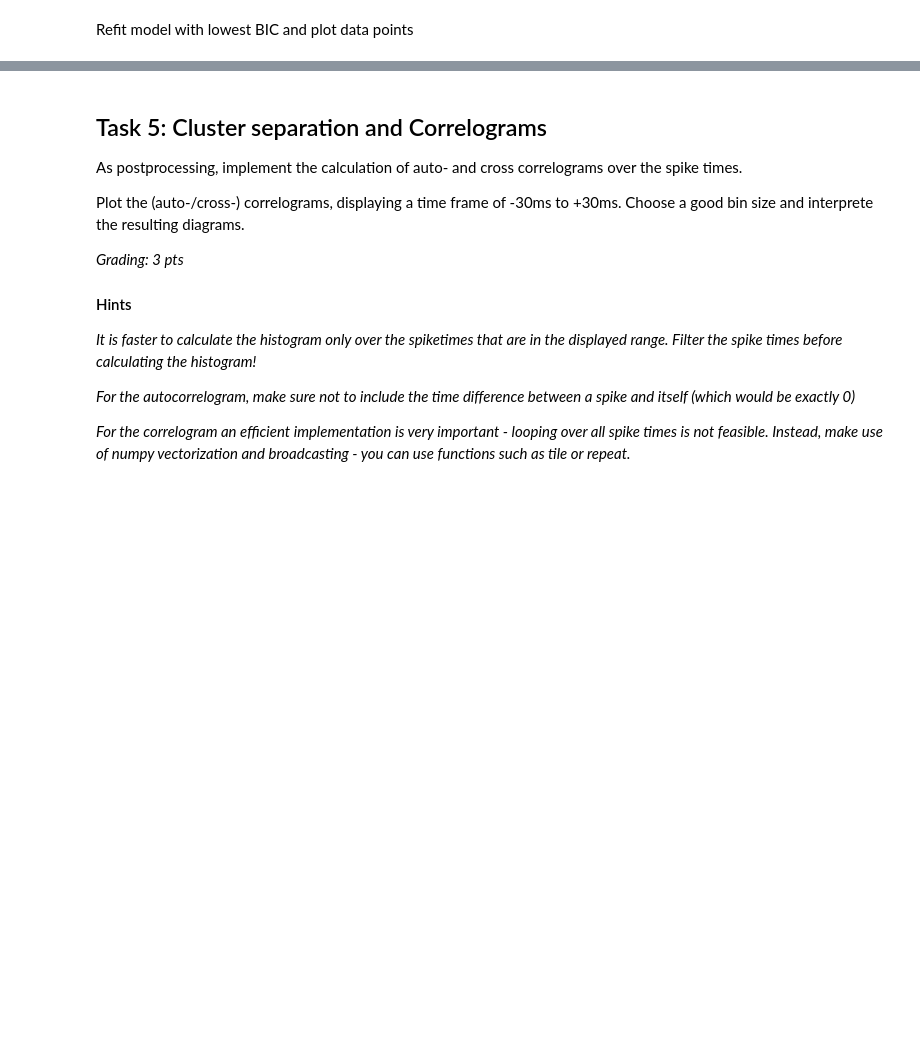
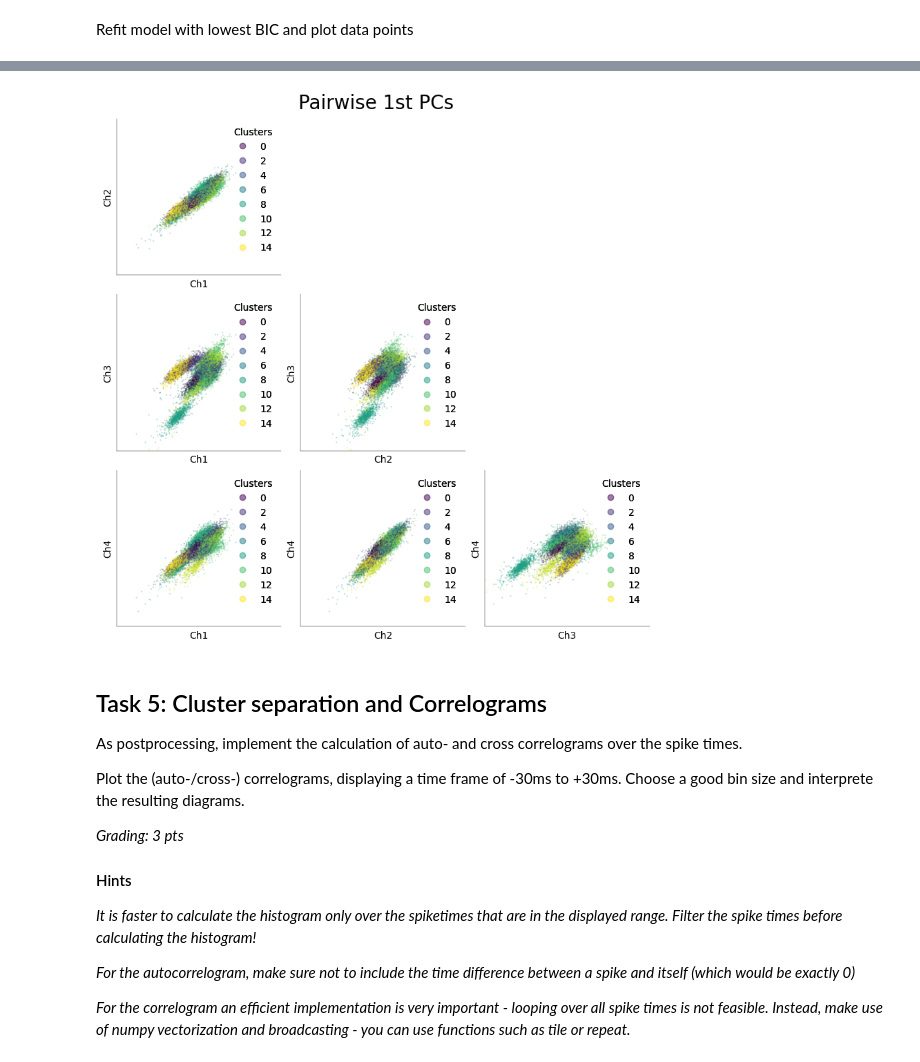
Before and after one commit to F-vdHaar/neural_data_science, a Jupyter notebook: notebooks/CodingLab2_haar_jana.ipynb, the cells around one changed output, grey strips where cells are left out. Drawn from its saved outputs; the diff is of its cells as text; code cells hidden in the pictures; blank space fills up the shorter version.

```diff
--- a/notebooks/CodingLab2_haar_jana.ipynb
+++ b/notebooks/CodingLab2_haar_jana.ipynb
@@ -572,3 +553,43 @@ print(f"lowest BIC: # cluster = {K[kk]}")
+# %%
+# ------------------------------------------------------------------------------------------------------------------
+# Create scatterplots of the first PCs under the best model for all pairwise combinations of the 4 channels. (1 pt)
+# ------------------------------------------------------------------------------------------------------------------
+
+mosaic = [
+    ["Ch2 vs Ch1", ".", "."],
+    ["Ch3 vs Ch1", "Ch3 vs Ch2", "."],
+    ["Ch4 vs Ch1", "Ch4 vs Ch2", "Ch4 vs Ch3"],
+]
+
+fig, ax = plt.subplot_mosaic(
+    mosaic=mosaic, figsize=(8,8), layout = "constrained", dpi = 100
+)
+
+# index of the 1st PC in b
+i = {"Ch1": 0, "Ch2": 3, "Ch3": 6, "Ch4": 9}
+
+for mo in np.ravel(mosaic):
+    if mo == ".":
+        continue
+    y, x = mo.split(" vs ")
+
+    scatter = ax[mo].scatter(b[:, i[x]], b[:, i[y]], c = a, alpha=0.3, s=1)
+
+    ax[mo].set_xlabel(x)
+    ax[mo].set_ylabel(y)
+    ax[mo].set_xlim((-1500, 1500))
+    ax[mo].set_ylim((-1500, 1500))
+    ax[mo].set_xticks([])
+    ax[mo].set_yticks([])
+
+    legend1 = ax[mo].legend(*scatter.legend_elements(), title="Clusters")
+    ax[mo].add_artist(legend1)
+
+
+fig.suptitle("Pairwise 1st PCs", fontsize=20)
+plt.show()
+# %% [output]
+[figure, added]
 # %% [markdown]
 ## Task 5: Cluster separation and Correlograms
 
```
Also changed, not shown: parts of 10 cells of this notebook.
